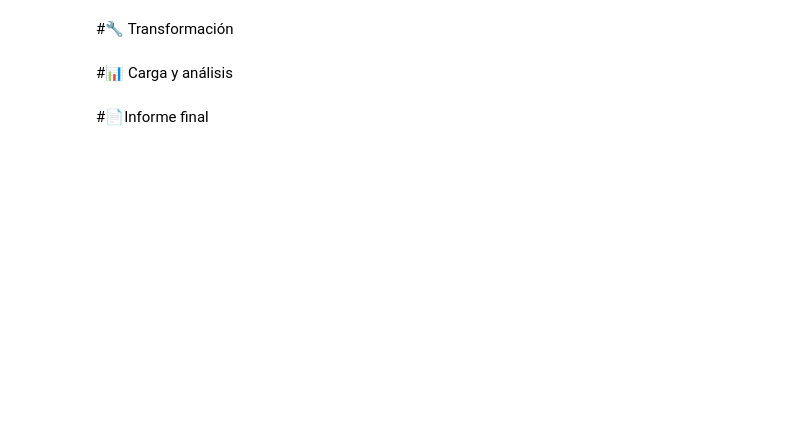
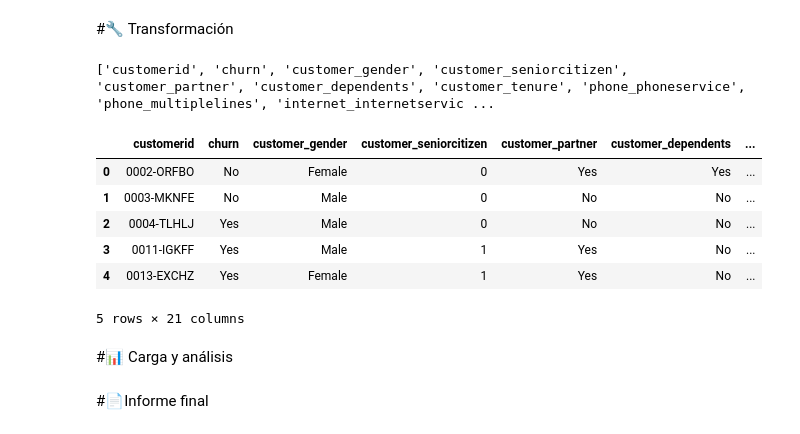
Before and after one commit to VicM678/TelecomX_LATAM, a Jupyter notebook: TelecomX_LATAM.ipynb, the cells around one changed output. Drawn from its saved outputs; the diff is of its cells as text; code cells hidden in the pictures; blank space fills up the shorter version.

```diff
--- a/TelecomX_LATAM.ipynb
+++ b/TelecomX_LATAM.ipynb
@@ -38,6 +41,30 @@ df.head()
 | 4 | 0013-EXCHZ | Yes | {'gender': 'Female', 'SeniorCitiz... | {'PhoneService': 'Yes', 'Multiple... | {'InternetService': 'Fiber optic'... | {'Contract': 'Month-to-month', 'P... |
 # %% [markdown]
 #🔧 Transformación
+# %%
+print(df.columns.tolist())
+# %% [output]
+['customerid', 'churn', 'customer_gender', 'customer_seniorcitizen', 'customer_partner', 'customer_dependents', 'customer_tenure', 'phone_phoneservice', 'phone_multiplelines', 'internet_internetservic ...
+# %%
+nestedData_col = ['customer', 'phone', 'internet', 'account']
+
+for col in nestedData_col:
+    nestedData = pd.json_normalize(df[col])
+    nestedData.columns = [f"{col}_{subcol}".lower() for subcol in nestedData.columns]
+    df = pd.concat([df.drop(columns=[col]), nestedData], axis=1)
+
+
+df.columns = df.columns.str.replace(' ', '_').str.lower()
+# %%
+df.head()
+# %% [output]
+|  | customerid | churn | customer_gender | customer_seniorcitizen | customer_partner | customer_dependents | ... |
+| 0 | 0002-ORFBO | No | Female | 0 | Yes | Yes | ... |
+| 1 | 0003-MKNFE | No | Male | 0 | No | No | ... |
+| 2 | 0004-TLHLJ | Yes | Male | 0 | No | No | ... |
+| 3 | 0011-IGKFF | Yes | Male | 1 | Yes | No | ... |
+| 4 | 0013-EXCHZ | Yes | Female | 1 | Yes | No | ... |
+5 rows × 21 columns
 # %% [markdown]
 #📊 Carga y análisis
 # %% [markdown]
```
Also changed, not shown: parts of 1 cell of this notebook.
